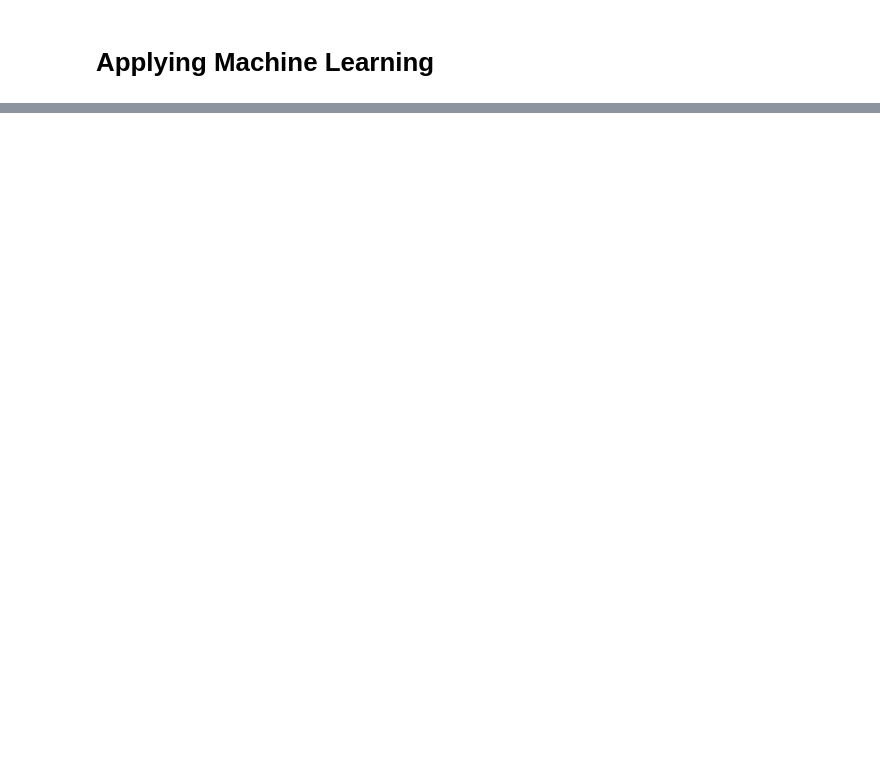
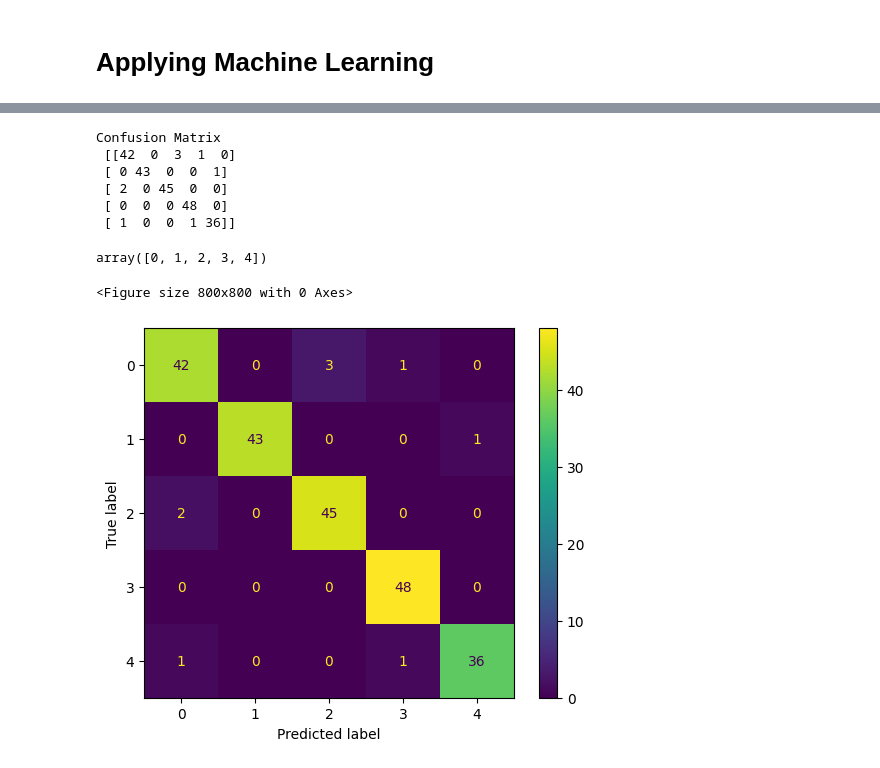
Before and after one commit to Vidhya-95/news-classification-transformers-rag, a Jupyter notebook: ai-powered-news-insight-system.ipynb, the cells around one changed output, grey strips where cells are left out. Saved outputs shown, nothing was run; the diff lists cells and outputs as text; code cells hidden in the pictures; blank space fills up the shorter version.

```diff
--- a/ai-powered-news-insight-system.ipynb
+++ b/ai-powered-news-insight-system.ipynb
@@ -119,0 +147,4 @@ Converting our text data to
+# %%
+logistic_reg = LogisticRegression()
+# %%
+logistic_reg.fit(X_train_tfidf,y_train)
@@ -119,0 +153,2 @@ Converting our text data to
+# %%
+y_pred = logistic_reg.predict(X_test_tfidf)
@@ -119,0 +177,25 @@ Converting our text data to
+# %%
+cm = confusion_matrix(y_test,y_pred)
+print("Confusion Matrix \n",cm)
+# %% [output]
+Confusion Matrix
+ [[42  0  3  1  0]
+ [ 0 43  0  0  1]
+ [ 2  0 45  0  0]
+ [ 0  0  0 48  0]
+ [ 1  0  0  1 36]]
+# %%
+logistic_reg.classes_
+# %% [output]
+array([0, 1, 2, 3, 4])
+# %%
+# Creating a visually appealing confusion matrix
+#Category mappings ==> 'business': 0,'entertainment': 1,'politics': 2,'sport': 3,'tech': 4
+plt.figure(figsize=(8, 8))
+cm_display = ConfusionMatrixDisplay(confusion_matrix=cm,
+                              display_labels=logistic_reg.classes_)
+cm_display.plot()
+plt.show()
+# %% [output]
+<Figure size 800x800 with 0 Axes>
+[figure, added]
```
Also changed, not shown: parts of 14 cells of this notebook.
